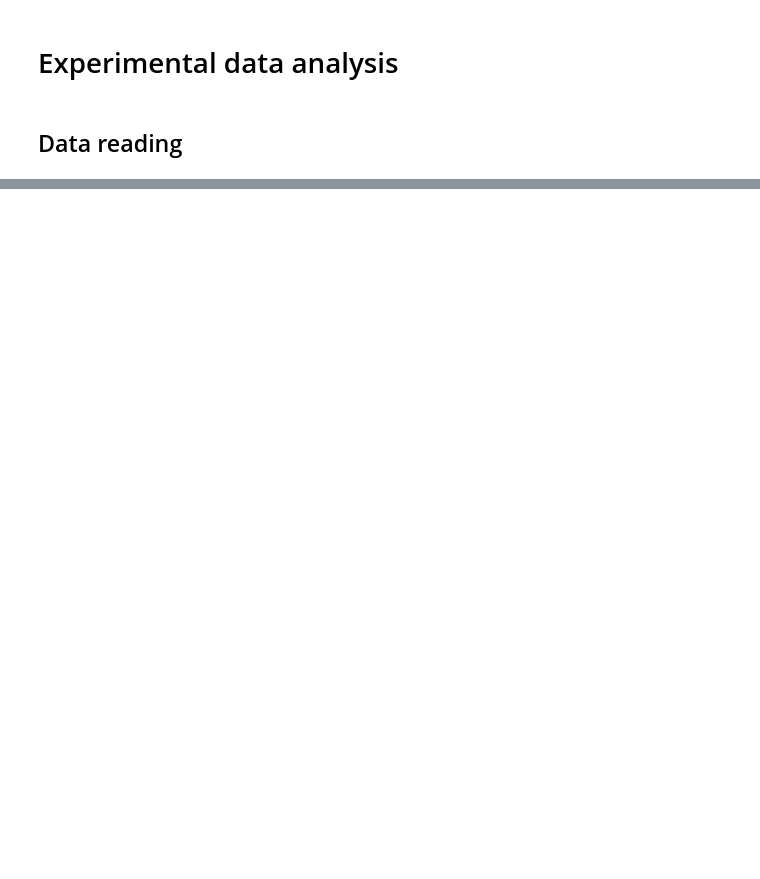
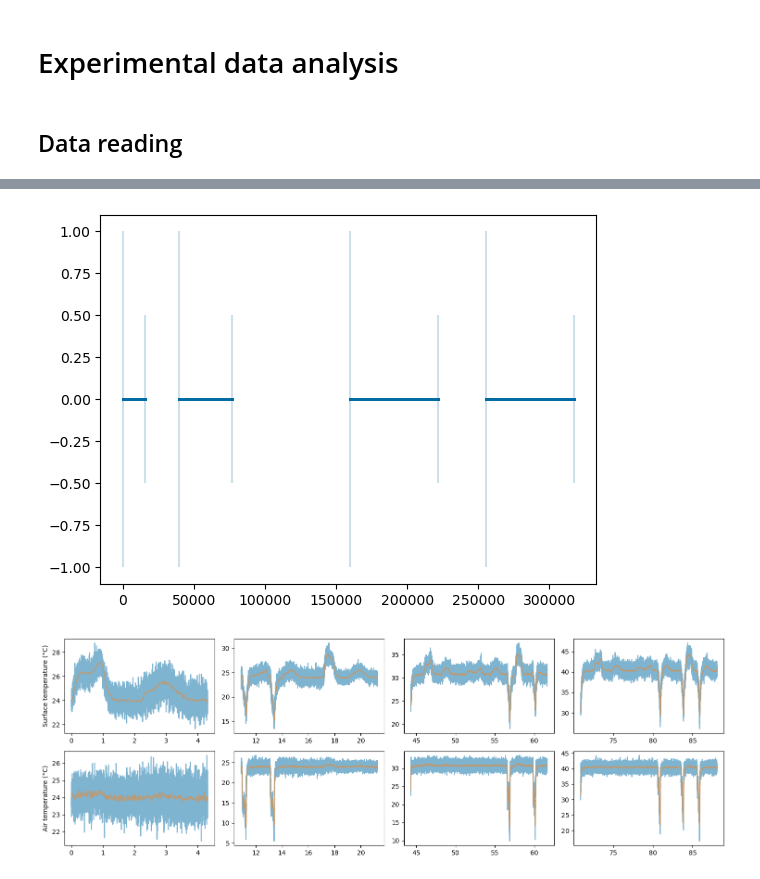
Before and after one commit to prognostics-lab/lion, a Jupyter notebook: data_raw/240209_temptest_C6B2.ipynb, the cells around one changed output, grey strips where cells are left out. Saved outputs shown, nothing was run; the diff lists cells and outputs as text; code cells hidden in the pictures; blank space fills up the shorter version.

```diff
--- a/data_raw/240209_temptest_C6B2.ipynb
+++ b/data_raw/240209_temptest_C6B2.ipynb
@@ -298,0 +145,64 @@ plt.show()
+# %%
+_TIME_LIMIT = 50
+starts_idx = np.concatenate(([0], np.where((CAP_TIME[1:] - CAP_TIME[:-1]) >= _TIME_LIMIT)[0] + 1))
+ends_idx = np.concatenate((np.where((CAP_TIME[1:] - CAP_TIME[:-1]) >= _TIME_LIMIT)[0], [-1]))
+starts = CAP_TIME[starts_idx]
+ends = CAP_TIME[ends_idx]
+
+
+fig, ax = plt.subplots()
+ax.scatter(CAP_TIME, np.zeros(CAP_TIME.shape), s=1)
+ax.vlines(starts, -1, 1, alpha=0.2)
+ax.vlines(ends, -0.5, 0.5, alpha=0.2)
+
+
+segments_total = sum(1 for _ in zip(starts, ends))
+temp_masks = [(s <= TEMP_TIME) & (TEMP_TIME <= e) for s, e in zip(starts, ends)]
+chamber_masks = [(s <= CHAMBER_TIME) & (CHAMBER_TIME <= e) for s, e in zip(starts, ends)]
+cap_masks = [(s <= CAP_TIME) & (CAP_TIME <= e) for s, e in zip(starts, ends)]
+
+# All segments will always have `segments_total` elements
+# The variables `temp_*_rs_segs` correspond to segmented and resampled temperature sensor data,
+# while `temp_*_segs` also is low-pass filtred to remove sensor noise
+
+cap_time_segs = [CAP_TIME[m] for m in cap_masks]
+cap_current_segs = [CAP_CURRENT[m] for m in cap_masks]
+cap_voltage_segs = [CAP_VOLTAGE[m] for m in cap_masks]
+cap_power_segs = [CAP_POWER[m] for m in cap_masks]
+cap_soc_segs = [CAP_SOC[m] for m in cap_masks]
+
+chamber_time_segs = [CHAMBER_TIME[m] for m in chamber_masks]
+chamber_sp_raw_segs = [CHAMBER_SP[m] for m in chamber_masks]
+chamber_pv_raw_segs = [CHAMBER_PV[m] for m in chamber_masks]
+_sp_lerp = [interpolate.interp1d(t, y, fill_value="extrapolate") for t, y in zip(chamber_time_segs, chamber_sp_raw_segs)]
+_pv_lerp = [interpolate.interp1d(t, y, fill_value="extrapolate") for t, y in zip(chamber_time_segs, chamber_pv_raw_segs)]
+chamber_sp_segs = [f(t) for t, f in zip(cap_time_segs, _sp_lerp)]
+chamber_pv_segs = [f(t) for t, f in zip(cap_time_segs, _pv_lerp)]
+
+temp_time_segs = [TEMP_TIME[m] for m in temp_masks]
+temp_sur_raw_segs = [TEMP_SUR[m] for m in temp_masks]
+temp_air_raw_segs = [TEMP_AIR[m] for m in temp_masks]
+temp_sur_rs_segs = [signal.resample(temp_sur_raw_segs[i], len(cap_time_segs[i])) for i in range(segments_total)]
+temp_air_rs_segs = [signal.resample(temp_air_raw_segs[i], len(cap_time_segs[i])) for i in range(segments_total)]
+b, a = signal.butter(3, 0.01)
+_zi = signal.lfilter_zi(b, a)
+temp_sur_segs = [signal.lfilter(b, a, temp, zi=_zi * temp[0])[0] for temp in temp_sur_rs_segs]
+temp_air_segs = [signal.lfilter(b, a, temp, zi=_zi * temp[0])[0] for temp in temp_air_rs_segs]
+
+
+fig, axs = plt.subplots(2, segments_total, figsize=(15, 5))
+for i, ax in enumerate(axs[0]):
+    ax.plot(cap_time_segs[i] / 3600, temp_sur_rs_segs[i], label="$T^{{MMSEE}}_{{sur}}$, resampled", alpha=0.5)
+    ax.plot(cap_time_segs[i] / 3600, temp_sur_segs[i], label="$T^{{MMSEE}}_{{sur}}$, resampled and filtered", alpha=0.5)
+for i, ax in enumerate(axs[1]):
+    ax.plot(cap_time_segs[i] / 3600, temp_air_rs_segs[i], label="$T^{{MMSEE}}_{{air}}$, resampled", alpha=0.5)
+    ax.plot(cap_time_segs[i] / 3600, temp_air_segs[i], label="$T^{{MMSEE}}_{{air}}$, resampled and filtered", alpha=0.5)
+axs[0][0].set_ylabel("Surface temperature (°C)")
+axs[1][0].set_ylabel("Air temperature (°C)")
+
+
+fig.tight_layout()
+plt.show()
+# %% [output]
+[figure, added]
+[figure, added]
```
Also changed, not shown: parts of 25 cells of this notebook.
